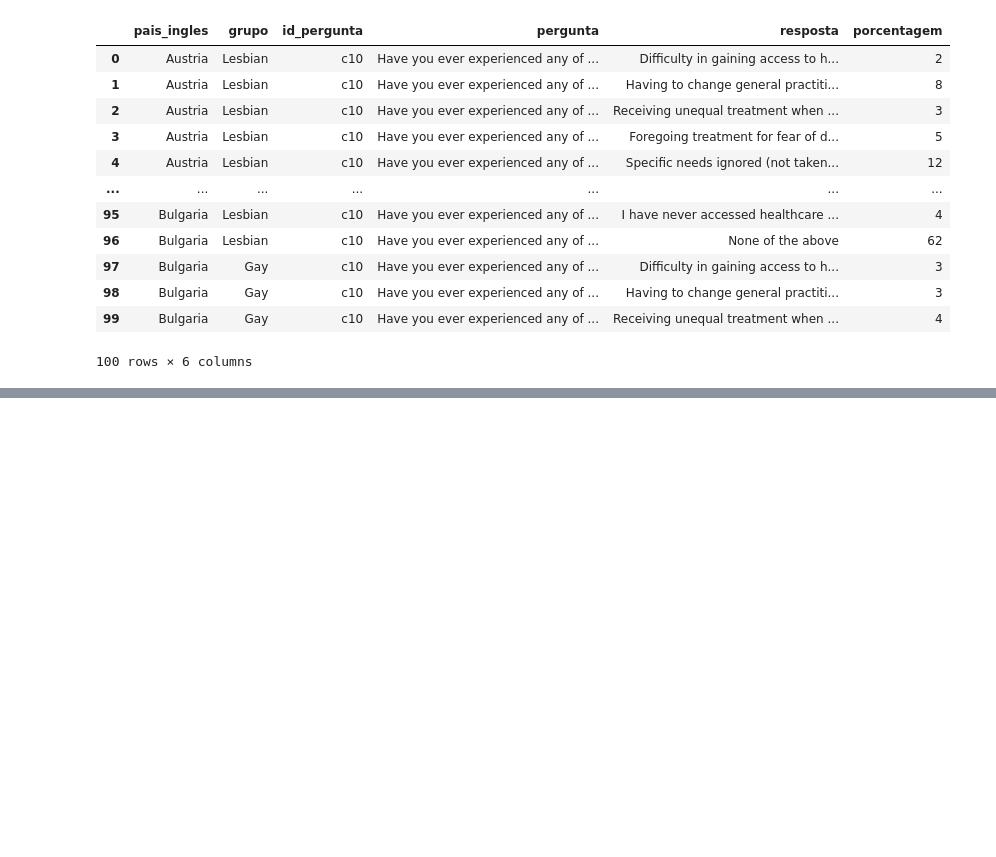
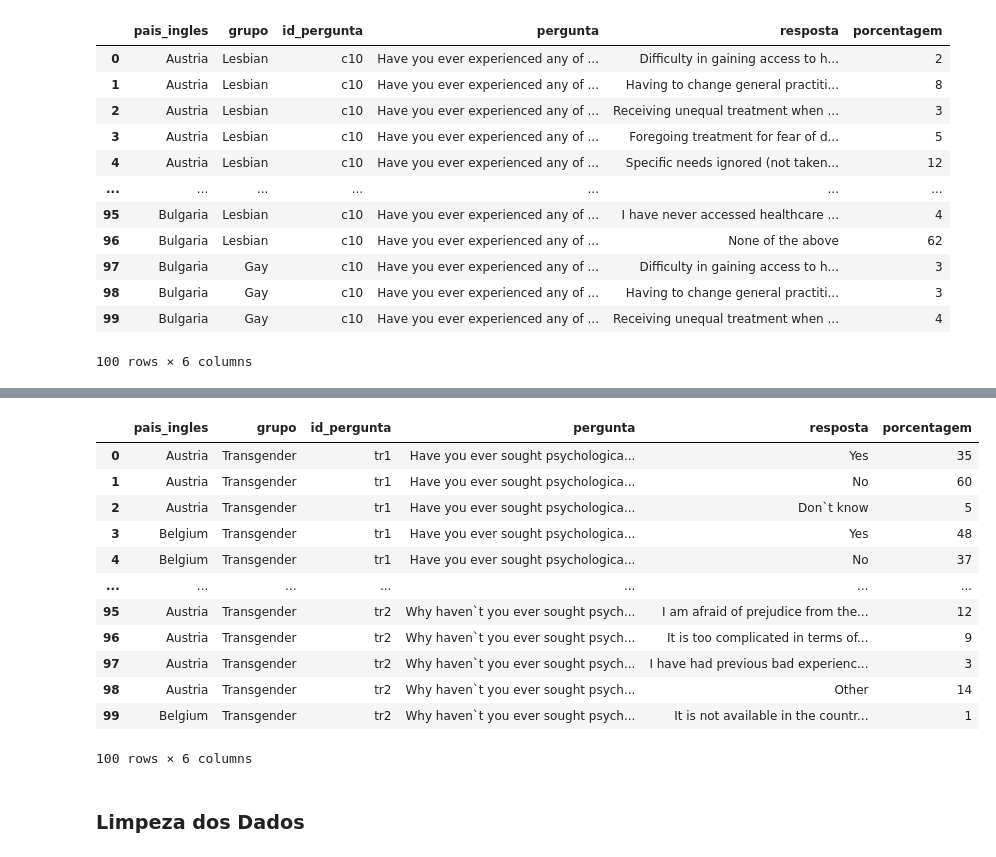
Before and after one commit to Weivak/UFRJ_Analitica_Tarefas, a Jupyter notebook: Tarefa_Analise/analise.ipynb, the cells around one changed output, grey strips where cells are left out. Saved outputs shown, nothing was run; the diff lists cells and outputs as text; code cells hidden in the pictures; blank space fills up the shorter version.

```diff
--- a/Tarefa_Analise/analise.ipynb
+++ b/Tarefa_Analise/analise.ipynb
@@ -65,0 +128,23 @@ df_discriminacao
+# %%
+query = """
+SELECT * FROM `basedosdados.eu_fra_lgbt.especifico_transgenero` LIMIT 100
+"""
+
+df_especifico_transgenero = bd.read_sql(query=query)
+df_especifico_transgenero
+# %% [output]
+|  | pais_ingles | grupo | id_pergunta | pergunta | resposta | porcentagem |
+| 0 | Austria | Transgender | tr1 | Have you ever sought psychologica... | Yes | 35 |
+| 1 | Austria | Transgender | tr1 | Have you ever sought psychologica... | No | 60 |
+| 2 | Austria | Transgender | tr1 | Have you ever sought psychologica... | Don`t know | 5 |
+| 3 | Belgium | Transgender | tr1 | Have you ever sought psychologica... | Yes | 48 |
+| 4 | Belgium | Transgender | tr1 | Have you ever sought psychologica... | No | 37 |
+| ... | ... | ... | ... | ... | ... | ... |
+| 95 | Austria | Transgender | tr2 | Why haven`t you ever sought psych... | I am afraid of prejudice from the... | 12 |
+| 96 | Austria | Transgender | tr2 | Why haven`t you ever sought psych... | It is too complicated in terms of... | 9 |
+| 97 | Austria | Transgender | tr2 | Why haven`t you ever sought psych... | I have had previous bad experienc... | 3 |
+| 98 | Austria | Transgender | tr2 | Why haven`t you ever sought psych... | Other | 14 |
+| 99 | Belgium | Transgender | tr2 | Why haven`t you ever sought psych... | It is not available in the countr... | 1 |
+100 rows × 6 columns
+# %% [markdown]
+### Limpeza dos Dados
```
Also changed, not shown: parts of 20 cells of this notebook.
